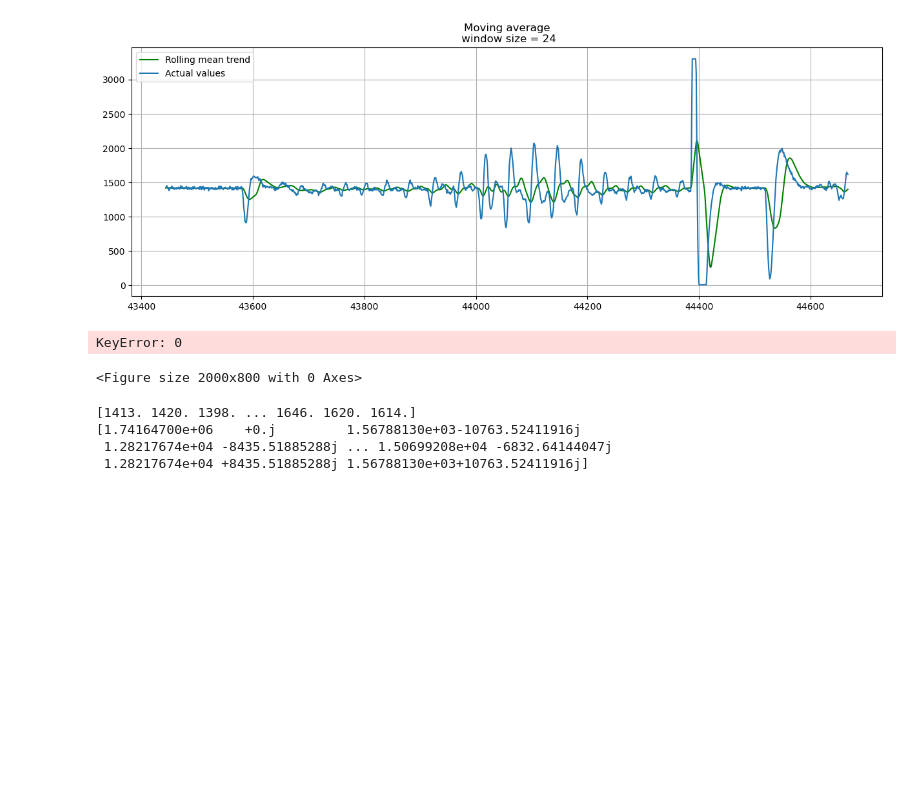
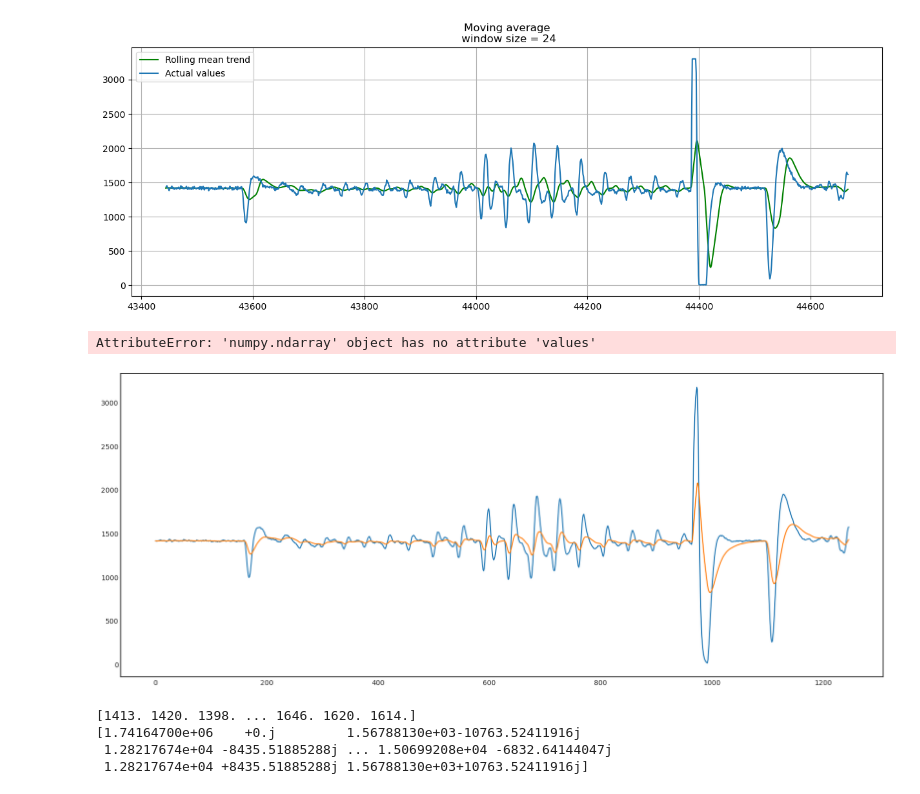
Before and after one commit to levgeljbart/pressura, a Jupyter notebook: pressure.ipynb, the cells around one changed output. Drawn from its saved outputs; the diff is of its cells as text; code cells hidden in the pictures; blank space fills up the shorter version.

```diff
--- a/pressure.ipynb
+++ b/pressure.ipynb
@@ -94,22 +94,25 @@ plotMovingAverage(osc, 24)
 # %%
 def exponential_smoothing(series, alpha):
     result = [series[0]] # first value is same as series
     for n in range(1, len(series)):
         result.append(alpha * series[n] + (1 - alpha) * result[n-1])
     return result
 
+osc = np.array(dataset.osc)
+osc = np.delete(osc, len(osc)-1)
+
 with plt.style.context('seaborn-white'):
     plt.figure(figsize=(20, 8))
     for alpha in [0.3, 0.05]:
-        plt.plot(exponential_smoothing(osc, alpha), label="Alpha {}".format(alpha))
-    plt.plot(osc.values, "c", label = "Actual")
+        plt.plot(exponential_smoothing(arr, alpha), label="Alpha {}".format(alpha))
+    plt.plot(arr.values, "c", label = "Actual")
     plt.legend(loc="best")
     plt.axis('tight')
     plt.title("Exponential Smoothing")
     plt.grid(True)
 # %% [output]
-KeyError: 0
+AttributeError: 'numpy.ndarray' object has no attribute 'values'
-<Figure size 2000x800 with 0 Axes>
+[figure, added]
 # %%
 #3
 
```
Also changed, not shown: parts of 4 cells of this notebook.
